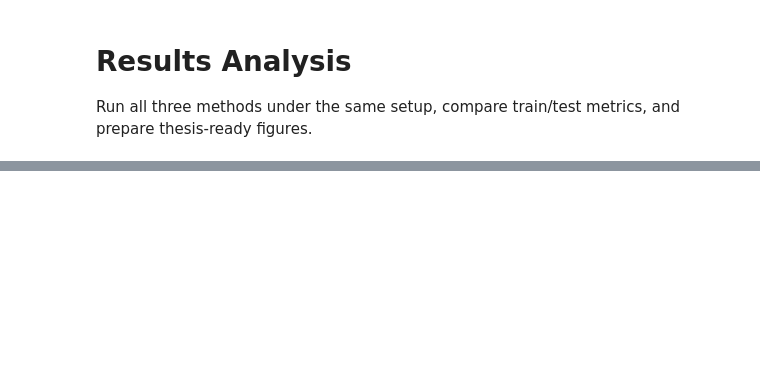
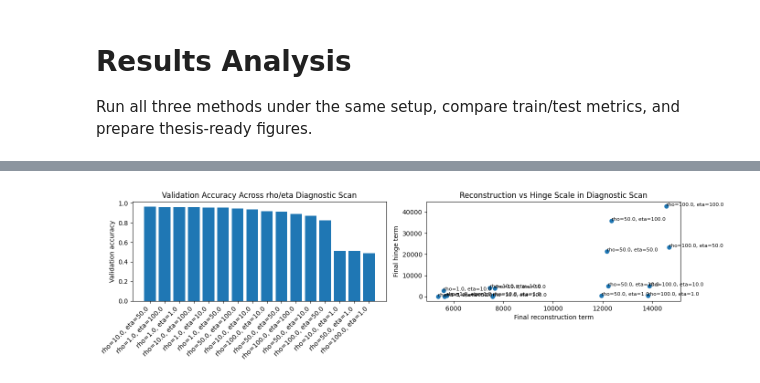
Before and after one commit to ccchloe510/FYP, a Jupyter notebook: notebooks/04_results_analysis.ipynb, the cells around one changed output, grey strips where cells are left out. Cells and saved outputs as stored; diff of their text form; code cells hidden in the pictures; blank space fills up the shorter version.

```diff
--- a/notebooks/04_results_analysis.ipynb
+++ b/notebooks/04_results_analysis.ipynb
@@ -134,0 +205,16 @@ plt.show()
+# %%
+diagnostic_scan = run_joint_sensitivity_scan(
+    X_train=X_train,
+    y_train=y_train,
+    X_val=X_val,
+    y_val=y_val,
+    base_hyper=joint_hyper,
+    rho_values=[1.0, 10.0, 50.0, 100.0],
+    eta_values=[1.0, 10.0, 50.0, 100.0],
+    seeds=[joint_hyper.random_state],
+)
+
+print(summarize_sensitivity_scan(diagnostic_scan, top_k=8))
+
+for row in diagnostic_scan[:8]:
+    print(row)
@@ -135,3 +239,27 @@ plt.show()
+# %%
+rho_eta_labels = [f"rho={row['rho']}, eta={row['eta']}" for row in diagnostic_scan]
+val_acc = [row['val_accuracy'] for row in diagnostic_scan]
+recon_final = [row['final_reconstruction'] for row in diagnostic_scan]
+hinge_final = [row['final_hinge_term'] for row in diagnostic_scan]
+
+fig, axes = plt.subplots(1, 2, figsize=(14, 4))
+axes[0].bar(range(len(val_acc)), val_acc)
+axes[0].set_title('Validation Accuracy Across rho/eta Diagnostic Scan')
+axes[0].set_ylabel('Validation accuracy')
+axes[0].set_xticks(range(len(val_acc)))
+axes[0].set_xticklabels(rho_eta_labels, rotation=45, ha='right')
+
+axes[1].scatter(recon_final, hinge_final)
+for idx, label in enumerate(rho_eta_labels):
+    axes[1].annotate(label, (recon_final[idx], hinge_final[idx]), fontsize=8)
+axes[1].set_title('Reconstruction vs Hinge Scale in Diagnostic Scan')
+axes[1].set_xlabel('Final reconstruction term')
+axes[1].set_ylabel('Final hinge term')
+
+plt.tight_layout()
+plt.show()
+# %% [output]
+[figure, added]
 # %% [markdown]
 ## Interpretation Notes
 
```
Also changed, not shown: parts of 7 cells of this notebook, 12 other files.
